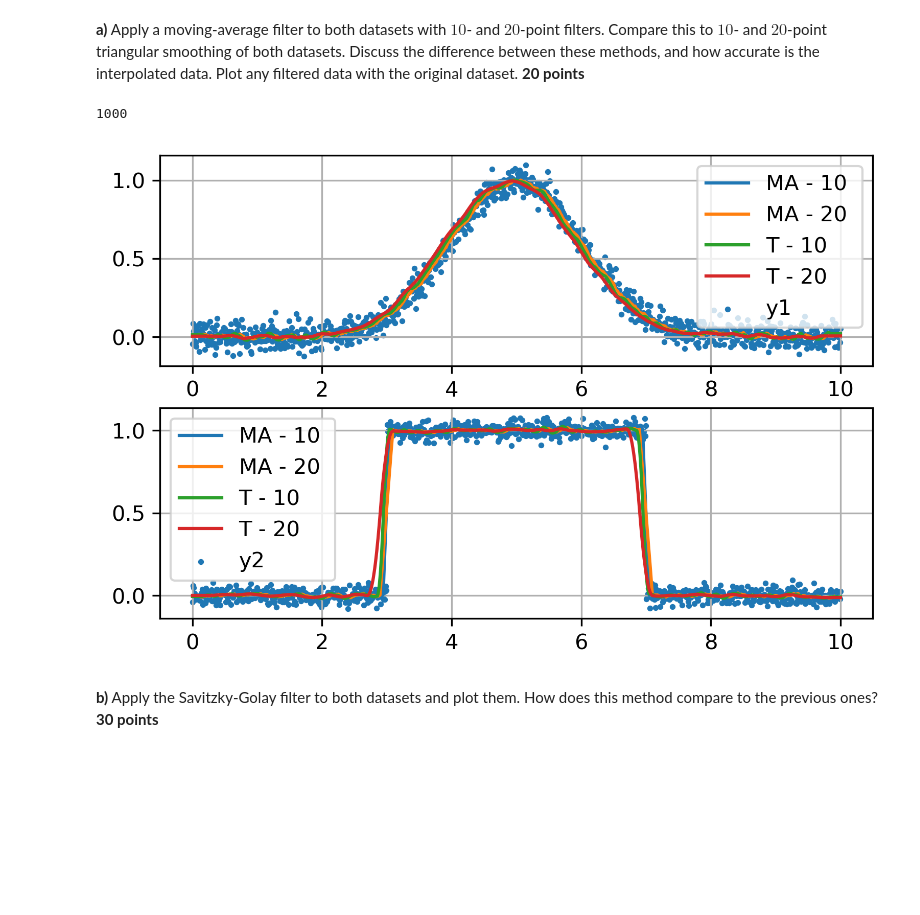
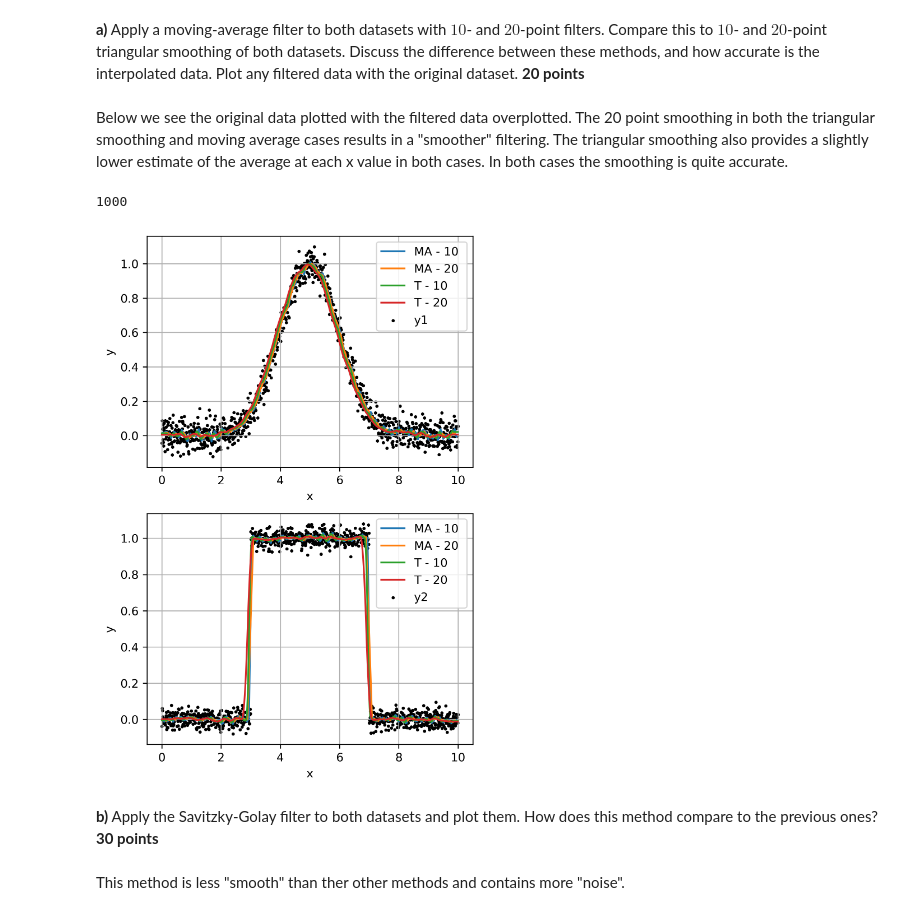
Before and after one commit to tomcarron/data_analysis_in_astro, a Jupyter notebook: exercise11/exercise_11_problems.ipynb, the cells around one changed output. Drawn from its saved outputs; the diff is of its cells as text; code cells hidden in the pictures; blank space fills up the shorter version.

```diff
--- a/exercise11/exercise_11_problems.ipynb
+++ b/exercise11/exercise_11_problems.ipynb
@@ -60,7 +66,7 @@ plt.savefig("plots/interp.png",dpi=300,bbox_inches="tight")
 methods=['linear','nearest', 'zero', 'slinear', 'quadratic', 'cubic']
 xnew=np.arange(np.min(x),np.max(x),0.1)
 fig,axs=plt.subplots(3,2,figsize=(8,8))
-fig.tight_layout(h_pad=2)
+fig.tight_layout(h_pad=4)
 for i in range(len(methods)):
     method=methods[i]
     f=scipy.interpolate.interp1d(x,y,kind=method)
@@ -72,6 +78,9 @@ for i in range(len(methods)):
     axs[k,l].plot(xnew,ynew)#,label='Interpolated data')
     axs[k,l].scatter(x,y,s=9,color="r")
     axs[k,l].set_title(method)
+    axs[k,l].set_xlabel("x")
+    axs[k,l].set_xlabel("y")
+
     #axs[k,l].legend()
 
 
@@ -126,6 +135,8 @@ def smoothTriangle(x, w):
     return smoothed
 # %% [markdown]
 **a)** Apply a moving-average filter to both datasets with $10$- and $20$-point filters. Compare this to $10$- and $20$-point triangular smoothing of both datasets. Discuss the difference between these methods, and how accurate is the interpolated data. Plot any filtered data with the original dataset. **20 points**
+# %% [markdown]
+Below we see the original data plotted with the filtered data overplotted. The 20 point smoothing in both the triangular smoothing and moving average cases results in a "smoother" filtering. The triangular smoothing also provides a slightly lower estimate of the average at each x value in both cases. In both cases the smoothing is quite accurate.
 # %%
 #moving average filter for 10 and 20 point filters for both data sets
 ma_10_y1=moving_average(df["y1"].to_numpy(),10)
@@ -145,28 +156,34 @@ print(len(df["x"].to_numpy()))
 # %% [output]
 1000
 # %%
-fig, ax = plt.subplots(2)
+fig, ax = plt.subplots(2,figsize=(5,8))
 x=df["x"].to_numpy()
 x2=df["x"].to_numpy()[4:-5]
 x3=df["x"].to_numpy()[9:-10]
-ax[0].scatter(x,df["y1"].to_numpy(),s=3,label="y1")
+ax[0].scatter(x,df["y1"].to_numpy(),color="black",s=3,label="y1")
 ax[0].plot(x2,ma_10_y1,label="MA - 10 ")
 ax[0].plot(x3,ma_20_y1,label="MA - 20 ")
 ax[0].plot(x,tri_10_y1,label="T - 10")
 ax[0].plot(x,tri_20_y1,label="T - 20")
+ax[0].set_xlabel("x")
+ax[0].set_ylabel("y")
 ax[0].legend()
 ax[0].grid()
-ax[1].scatter(x,df["y2"].to_numpy(),s=3,label="y2")
+ax[1].scatter(x,df["y2"].to_numpy(),color="black",s=3,label="y2")
 ax[1].plot(x2,ma_10_y2,label="MA - 10 ")
 ax[1].plot(x3,ma_20_y2,label="MA - 20 ")
 ax[1].plot(x,tri_10_y2,label="T - 10 ")
 ax[1].plot(x,tri_20_y2,label="T - 20 ")
+ax[1].set_xlabel("x")
+ax[1].set_ylabel("y")
 ax[1].legend()
 ax[1].grid()
 # %% [output]
-[figure, old version]
+[figure, new version]
 # %% [markdown]
 **b)** Apply the Savitzky-Golay filter to both datasets and plot them. How does this method compare to the previous ones? **30 points**
+# %% [markdown]
+This method is less "smooth" than ther other methods and contains more "noise".
 # %%
 y1_sg_11 = signal.savgol_filter(y1, window_length=11, polyorder=2, mode="nearest")
 y1_sg_21 = signal.savgol_filter(y1, window_length=21, polyorder=2, mode="nearest")
```
Also changed, not shown: parts of 5 cells of this notebook, 3 other files.
